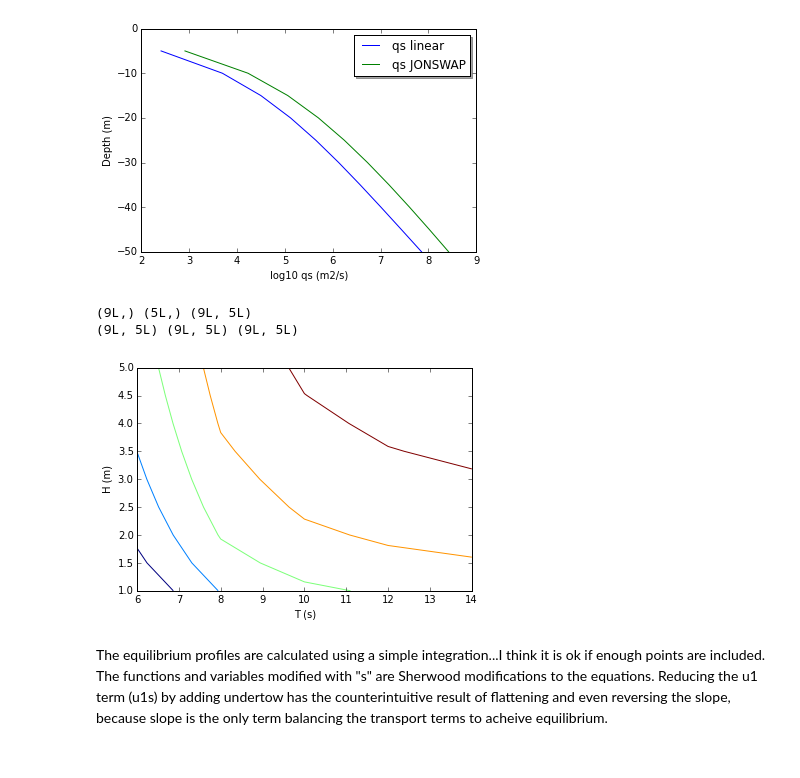
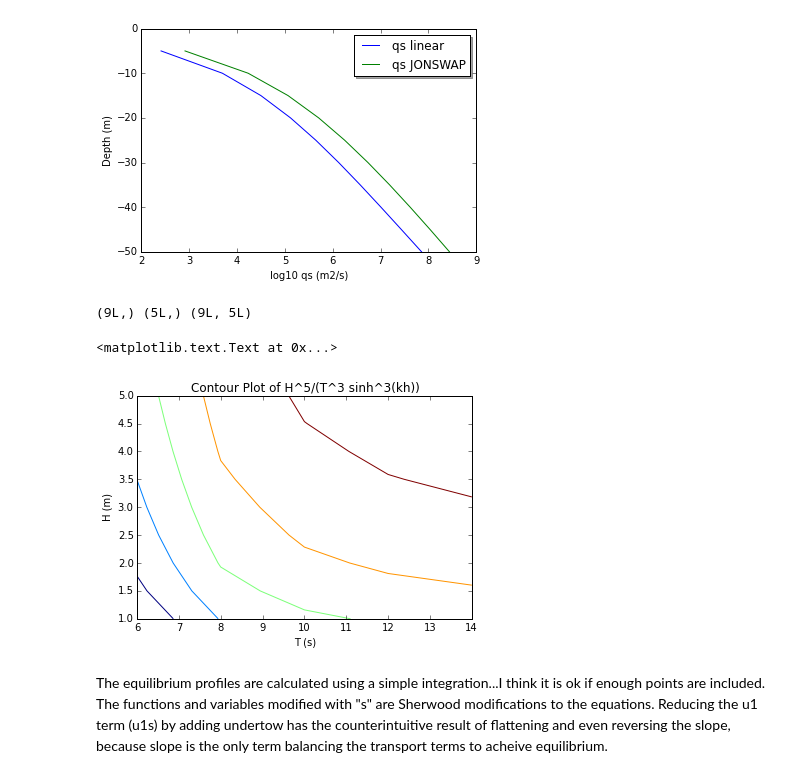
Before and after one commit to csherwood-usgs/IPython_notebook_examples, a Jupyter notebook: Profile_calculations.ipynb, the cells around one changed output. Saved outputs shown, nothing was run; the diff lists cells and outputs as text; code cells hidden in the pictures.

```diff
--- a/Profile_calculations.ipynb
+++ b/Profile_calculations.ipynb
@@ -162,35 +162,30 @@ legend = plt.legend(loc='upper right', shadow=True)
 # %%
 # calculate geomorphic wave
 T = np.arange(6.,16.,2.)
 H = np.arange(1.,5.5, .5)
 h = 50.
 M = np.zeros((len(H),len(T)))
 print np.shape(H),np.shape(T),np.shape(M)
 for i in xrange(len(H)):
     for j in xrange(len(T)):
         w = 2.*np.pi/T[j]
         kh = qkhfs(w,h)
         k = kh/h
         L = np.pi*2./k
         #M[i,j]=(H[i]**3/((T[j]**3)*np.sinh(kh)**3))*( (-15.*np.pi**2*H[i]**2)/(4.*T[j]*L*np.sinh(kh)**2) + \
-        #                                           ( -9.*np.pi**2*H[i]**2)/(4.*T[j]*L*np.sinh(kh)**4) )
         M[i,j]= (H[i]**5)/((T[j]**3)*(np.sinh(kh)**3))
 
 H, T = np.meshgrid(T, H)
 fig = plt.figure()
-#ax = fig.gca(projection='3d')
-#surf = ax.plot_surface(H, T, np.log10(M), rstride=1, cstride=1, cmap=cm.coolwarm,
-#        linewidth=0, antialiased=False)
 plt.contour(H,T,np.log10(M))
-#ax.set_zlim(-1.01, 1.01)
+#plt.contour(H,T,M)
+plt.title('Contour Plot of H^5/(T^3 sinh^3(kh))')
 plt.ylabel('H (m)')
 plt.xlabel('T (s)')
-#legend = plt.legend(loc='upper right', shadow=True)
-print np.shape(H),np.shape(T),np.shape(M)
 # %% [output]
 (9L,) (5L,) (9L, 5L)
-(9L, 5L) (9L, 5L) (9L, 5L)
+<matplotlib.text.Text at 0x...>
-[figure, old version]
+[figure, new version]
 # %% [markdown]
 The equilibrium profiles are calculated using a simple integration...I think it is ok if enough points are included.
 The functions and variables modified with "s" are Sherwood modifications to the equations. Reducing the u1 term (u1s)
```
Also changed, not shown: parts of 2 cells of this notebook, 1 other file.
